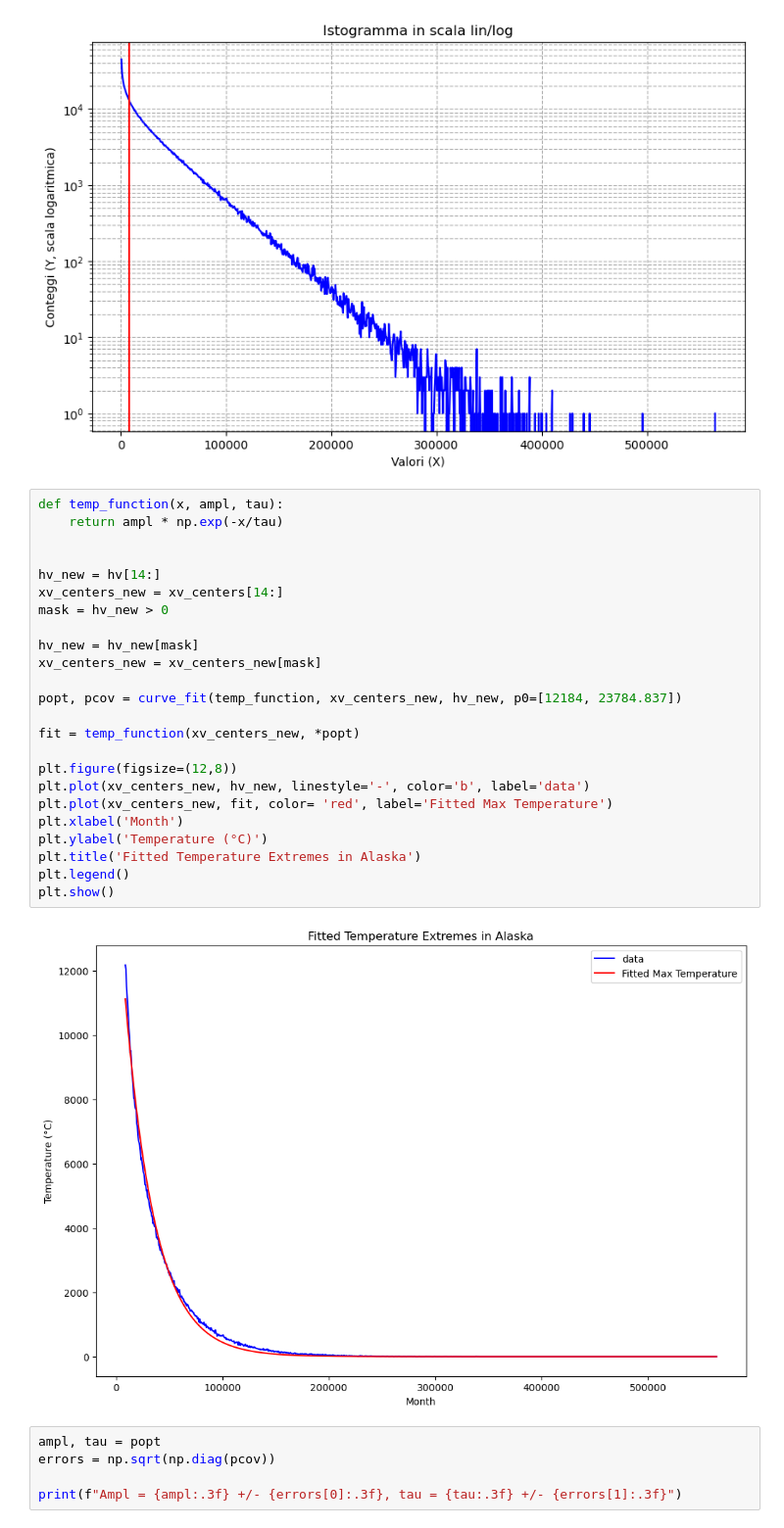
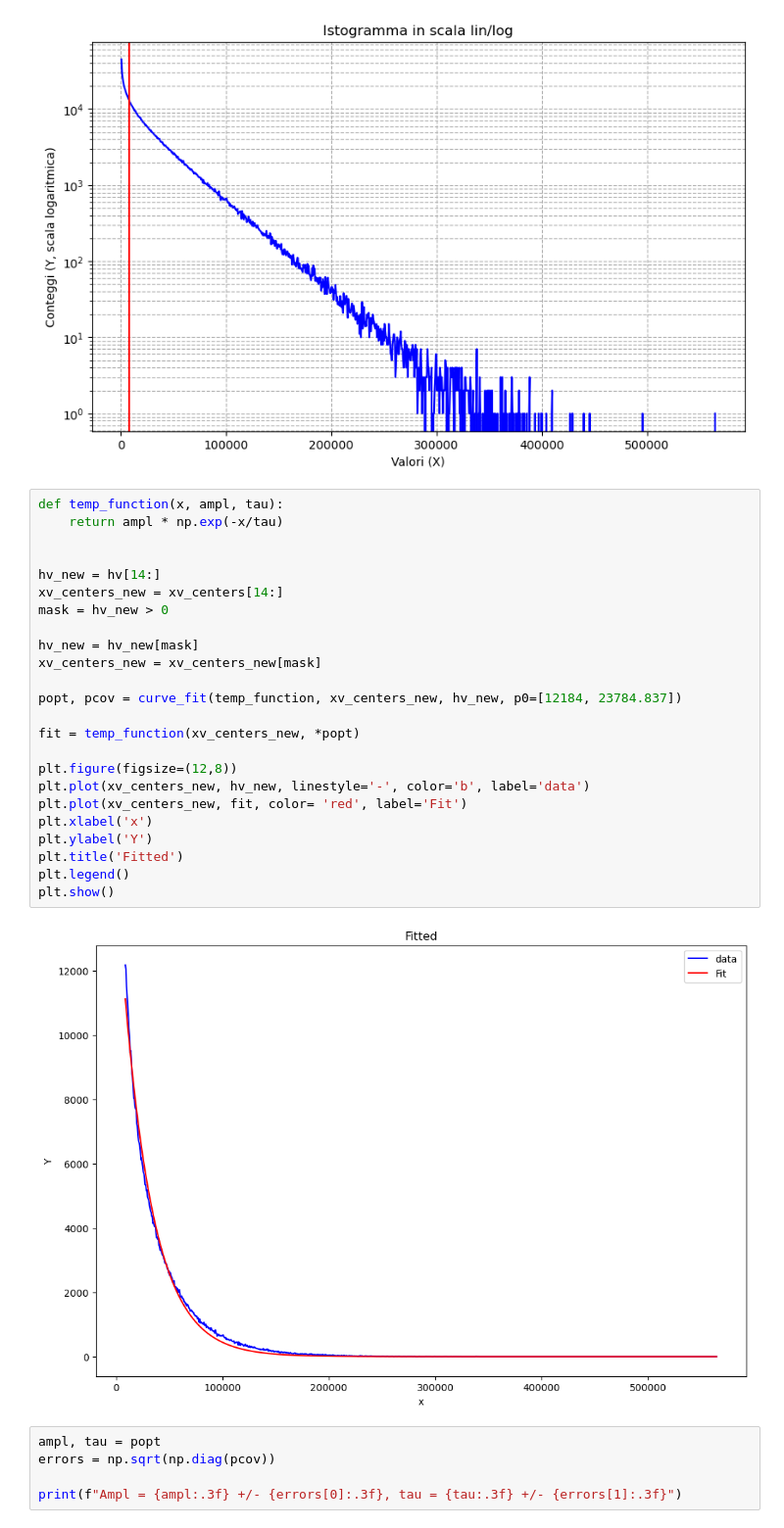
Before and after one commit to sdracia/Q-OpticsLaser, a Jupyter notebook: lab1/lab1.ipynb, the cells around one changed output. Shown at 98% size. Cells and saved outputs as stored; diff of their text form.

Commit message:
histograms

```diff
--- a/lab1/lab1.ipynb
+++ b/lab1/lab1.ipynb
@@ -66,29 +66,29 @@ plt.show()
 # %%
 def temp_function(x, ampl, tau):
     return ampl * np.exp(-x/tau)
 
 
 hv_new = hv[14:]
 xv_centers_new = xv_centers[14:]
 mask = hv_new > 0
 
 hv_new = hv_new[mask]
 xv_centers_new = xv_centers_new[mask]
 
 popt, pcov = curve_fit(temp_function, xv_centers_new, hv_new, p0=[12184, 23784.837])
 
 fit = temp_function(xv_centers_new, *popt)
 
 plt.figure(figsize=(12,8))
 plt.plot(xv_centers_new, hv_new, linestyle='-', color='b', label='data')
-plt.plot(xv_centers_new, fit, color= 'red', label='Fitted Max Temperature')
-plt.xlabel('Month')
-plt.ylabel('Temperature (°C)')
-plt.title('Fitted Temperature Extremes in Alaska')
+plt.plot(xv_centers_new, fit, color= 'red', label='Fit')
+plt.xlabel('x')
+plt.ylabel('Y')
+plt.title('Fitted')
 plt.legend()
 plt.show()
 # %% [output]
-[figure, old version]
+[figure, new version]
 # %%
 ampl, tau = popt
 errors = np.sqrt(np.diag(pcov))
```
Also changed, not shown: parts of 24 cells of this notebook.
